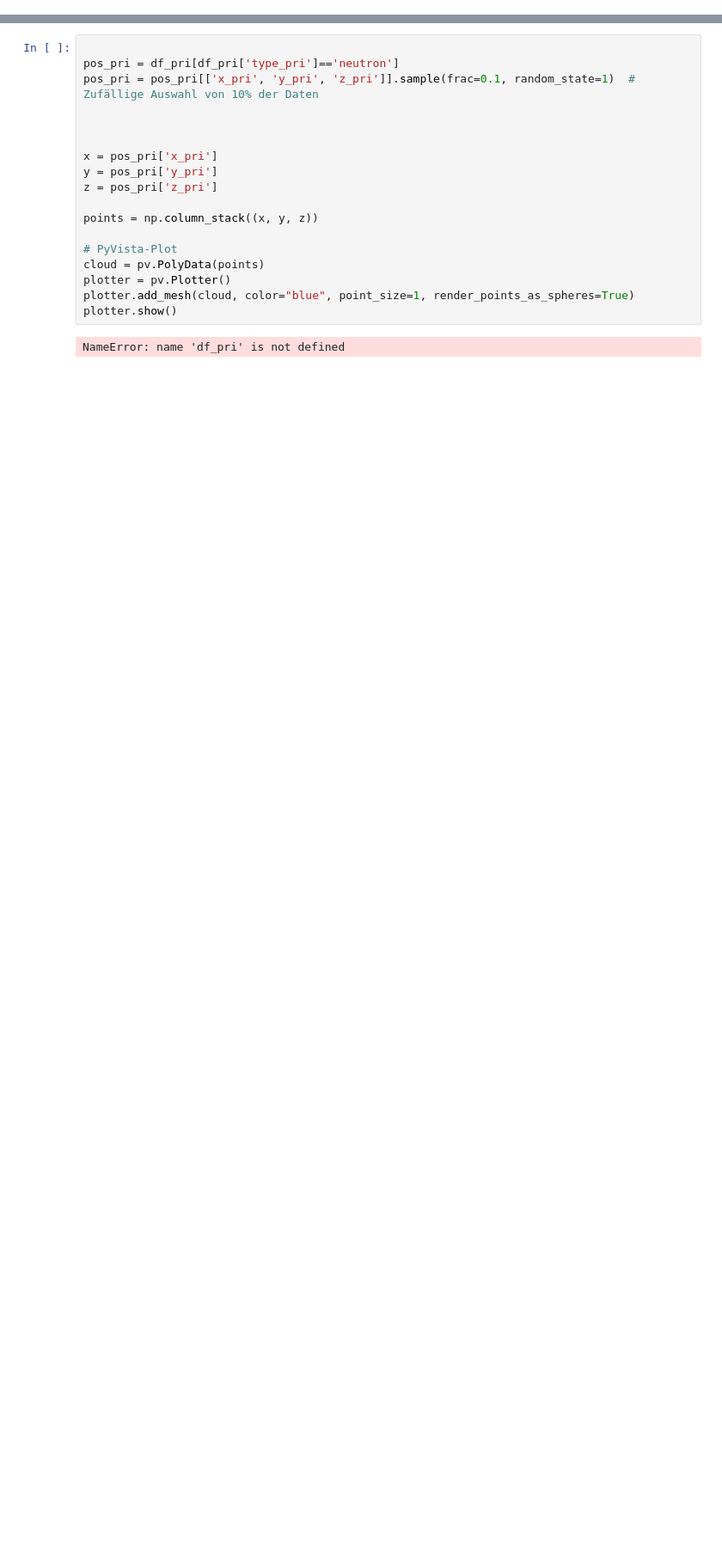
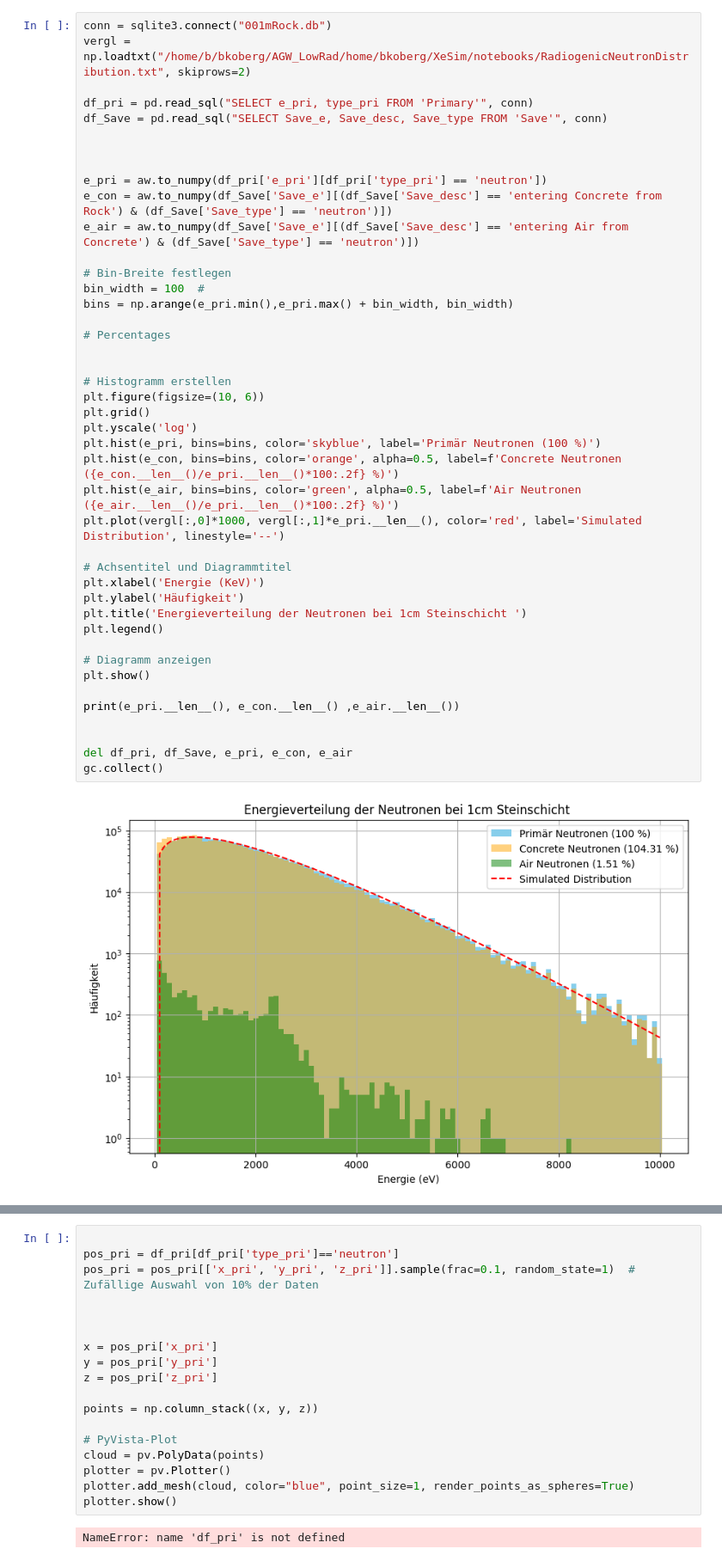
Before and after one commit to B-Koberg/XeSim, a Jupyter notebook: notebooks/NeutronShielding.ipynb, the cells around one changed output, grey strips where cells are left out. Shown at 86% size. Saved outputs shown, nothing was run; the diff lists cells and outputs as text; blank space fills up the shorter version.

```diff
--- a/notebooks/NeutronShielding.ipynb
+++ b/notebooks/NeutronShielding.ipynb
@@ -24,0 +151,45 @@ data = uproot.concatenate(f"{file_pattern}:events/events", library="ak")
+# %%
+conn = sqlite3.connect("001mRock.db")
+vergl = np.loadtxt("/home/b/bkoberg/AGW_LowRad/home/bkoberg/XeSim/notebooks/RadiogenicNeutronDistribution.txt", skiprows=2)
+
+df_pri = pd.read_sql("SELECT e_pri, type_pri FROM 'Primary'", conn)
+df_Save = pd.read_sql("SELECT Save_e, Save_desc, Save_type FROM 'Save'", conn)
+
+
+
+e_pri = aw.to_numpy(df_pri['e_pri'][df_pri['type_pri'] == 'neutron'])
+e_con = aw.to_numpy(df_Save['Save_e'][(df_Save['Save_desc'] == 'entering Concrete from Rock') & (df_Save['Save_type'] == 'neutron')])
+e_air = aw.to_numpy(df_Save['Save_e'][(df_Save['Save_desc'] == 'entering Air from Concrete') & (df_Save['Save_type'] == 'neutron')])
+
+# Bin-Breite festlegen
+bin_width = 100  #
+bins = np.arange(e_pri.min(),e_pri.max() + bin_width, bin_width)
+
+# Percentages
+
+
+# Histogramm erstellen
+plt.figure(figsize=(10, 6))
+plt.grid()
+plt.yscale('log')
+plt.hist(e_pri, bins=bins, color='skyblue', label='Primär Neutronen (100 %)')
+plt.hist(e_con, bins=bins, color='orange', alpha=0.5, label=f'Concrete Neutronen ({e_con.__len__()/e_pri.__len__()*100:.2f} %)')
+plt.hist(e_air, bins=bins, color='green', alpha=0.5, label=f'Air Neutronen ({e_air.__len__()/e_pri.__len__()*100:.2f} %)')
+plt.plot(vergl[:,0]*1000, vergl[:,1]*e_pri.__len__(), color='red', label='Simulated Distribution', linestyle='--')
+
+# Achsentitel und Diagrammtitel
+plt.xlabel('Energie (KeV)')
+plt.ylabel('Häufigkeit')
+plt.title('Energieverteilung der Neutronen bei 1cm Steinschicht ')
+plt.legend()
+
+# Diagramm anzeigen
+plt.show()
+
+print(e_pri.__len__(), e_con.__len__() ,e_air.__len__())
+
+
+del df_pri, df_Save, e_pri, e_con, e_air
+gc.collect()
+# %% [output]
+[figure, added]
```
Also changed, not shown: parts of 24 cells of this notebook, 4 other files.
